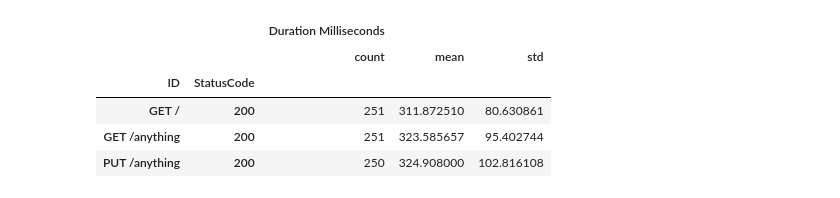
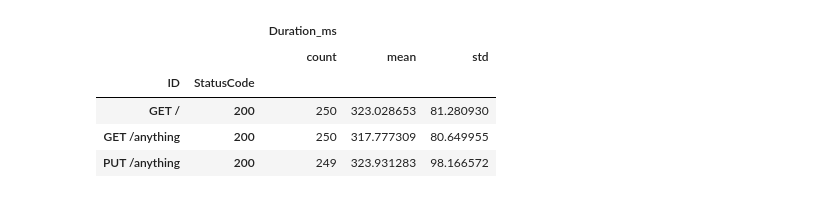
Before and after one commit to axent-pl/httpster, a Jupyter notebook: analyse.ipynb, the cells around one changed output. Cells and saved outputs as stored; diff of their text form; code cells hidden in the pictures.

```diff
--- a/analyse.ipynb
+++ b/analyse.ipynb
@@ -16,10 +16,15 @@ df.head()
+# %%
+for col in df.columns:
+    if col.endswith('_ns'):
+        ms_col = col.replace('_ns','_ms')
+        df[ms_col] = df[col]/1000000
 # %%
-df.groupby(['ID','StatusCode']).agg({'Duration Milliseconds':['count','mean','std']})
+df.groupby(['ID','StatusCode']).agg({'Duration_ms':['count','mean','std']})
 # %% [output]
-|  |  | Duration Milliseconds |  |  |
+|  |  | Duration_ms |  |  |
 |  |  | count | mean | std |
 | ID | StatusCode |  |  |  |
-| GET / | 200 | 251 | 311.872510 | 80.630861 |
-| GET /anything | 200 | 251 | 323.585657 | 95.402744 |
-| PUT /anything | 200 | 250 | 324.908000 | 102.816108 |
+| GET / | 200 | 250 | 323.028653 | 81.280930 |
+| GET /anything | 200 | 250 | 317.777309 | 80.649955 |
+| PUT /anything | 200 | 249 | 323.931283 | 98.166572 |
 # %%
```
Also changed, not shown: parts of 3 cells of this notebook, 3 other files.
